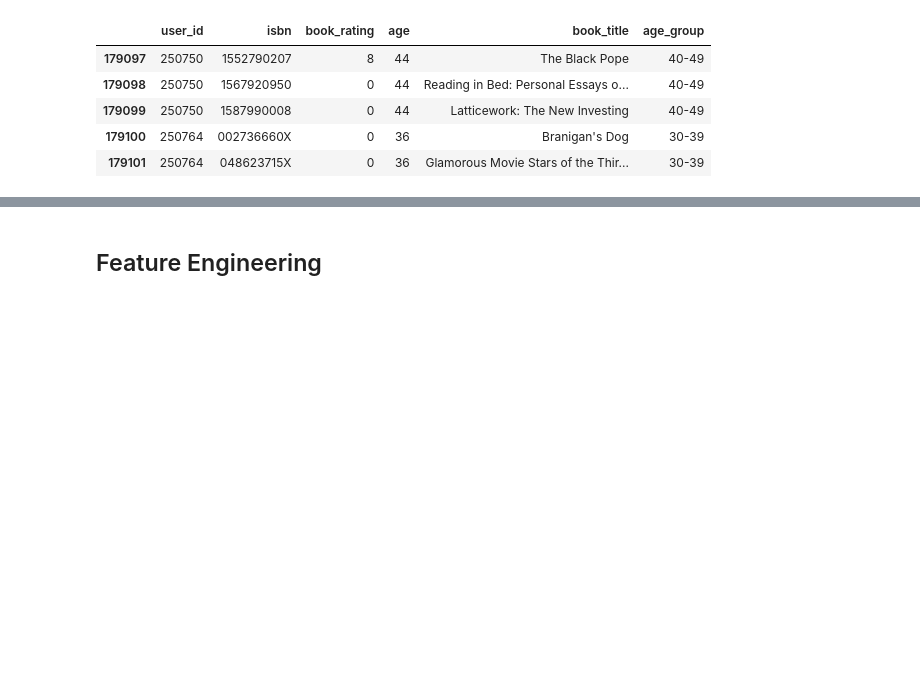
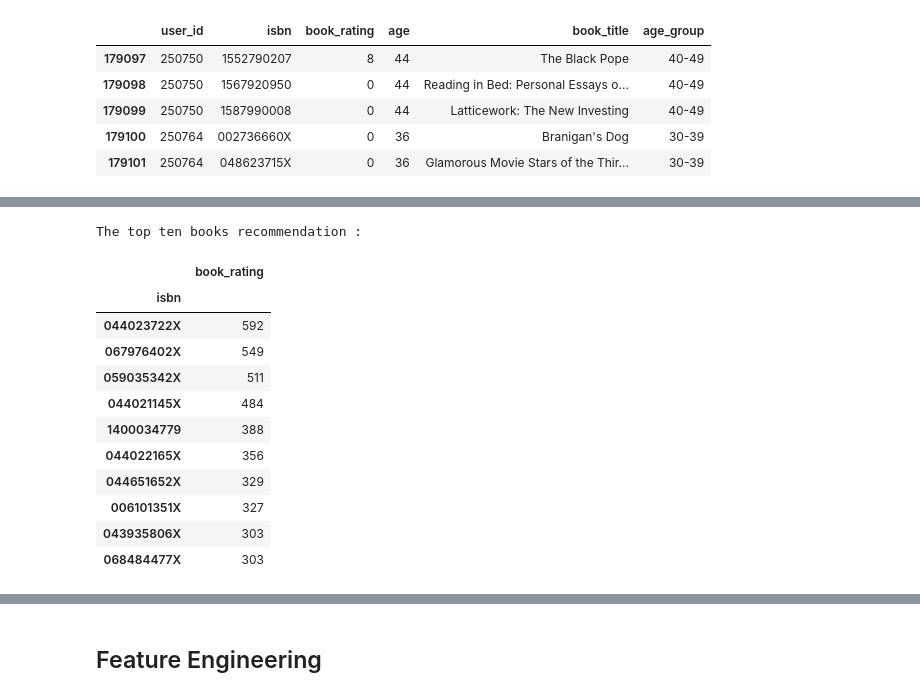
Before and after one commit to evifannybadiz13/market-basket-analysis-in-book-recommendation-based-on-age, a Jupyter notebook: Market Basket Analysis in Book Recommendation Recommendation Based on Age_Evaluation.ipynb, the cells around one changed output, grey strips where cells are left out. Drawn from its saved outputs; the diff is of its cells as text; code cells hidden in the pictures; blank space fills up the shorter version.

```diff
--- a/Market Basket Analysis in Book Recommendation Recommendation Based on Age_Evaluation.ipynb
+++ b/Market Basket Analysis in Book Recommendation Recommendation Based on Age_Evaluation.ipynb
@@ -352,0 +375,20 @@ data.tail()
+# %%
+top_ten_books= pd.DataFrame(data.groupby('isbn')['book_rating'].count()
+                         .sort_values(ascending=False).head(10))
+
+print('The top ten books recommendation : ')
+top_ten_books
+# %% [output]
+The top ten books recommendation :
+|  | book_rating |
+| isbn |  |
+| 044023722X | 592 |
+| 067976402X | 549 |
+| 059035342X | 511 |
+| 044021145X | 484 |
+| 1400034779 | 388 |
+| 044022165X | 356 |
+| 044651652X | 329 |
+| 006101351X | 327 |
+| 043935806X | 303 |
+| 068484477X | 303 |
```
Also changed, not shown: parts of 27 cells of this notebook.
